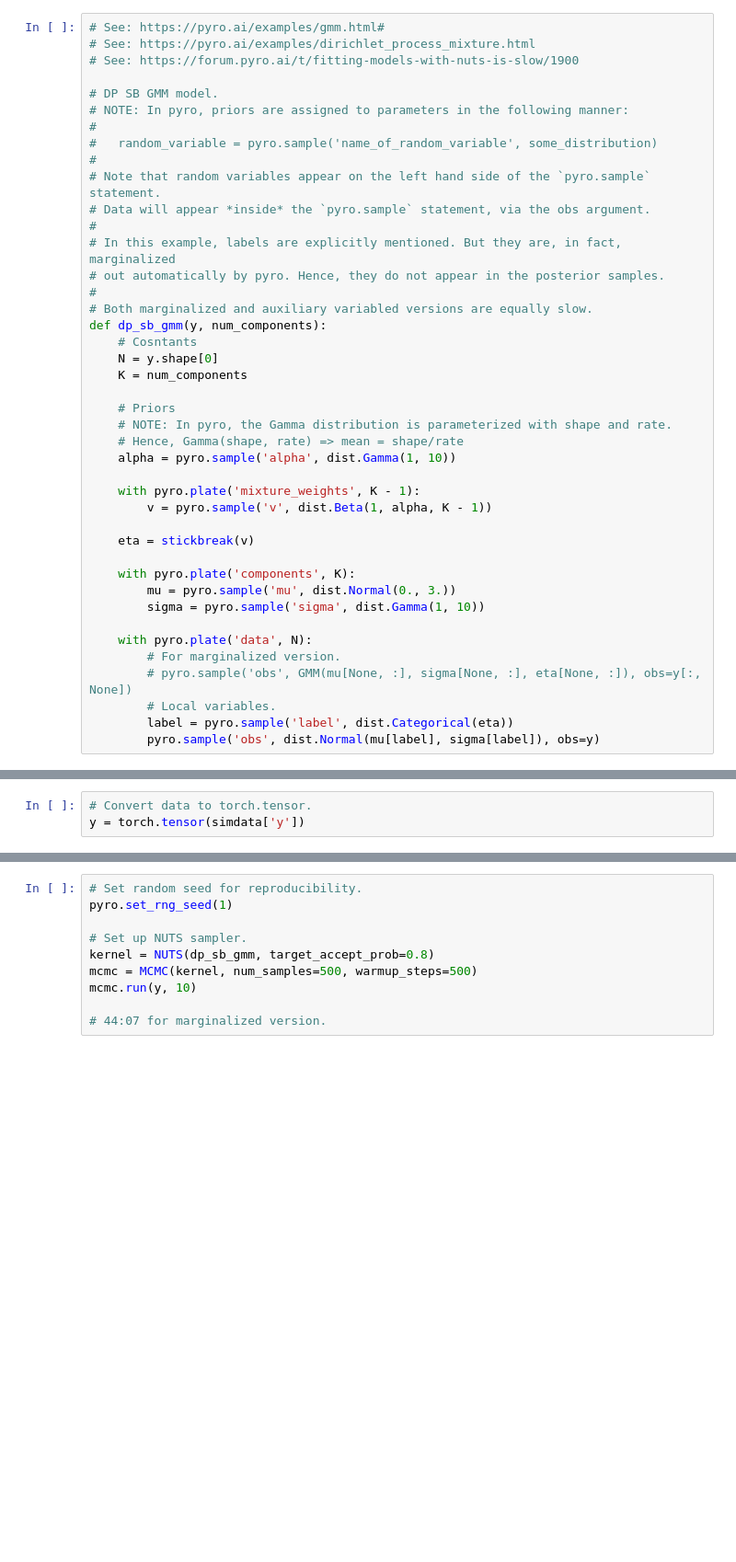
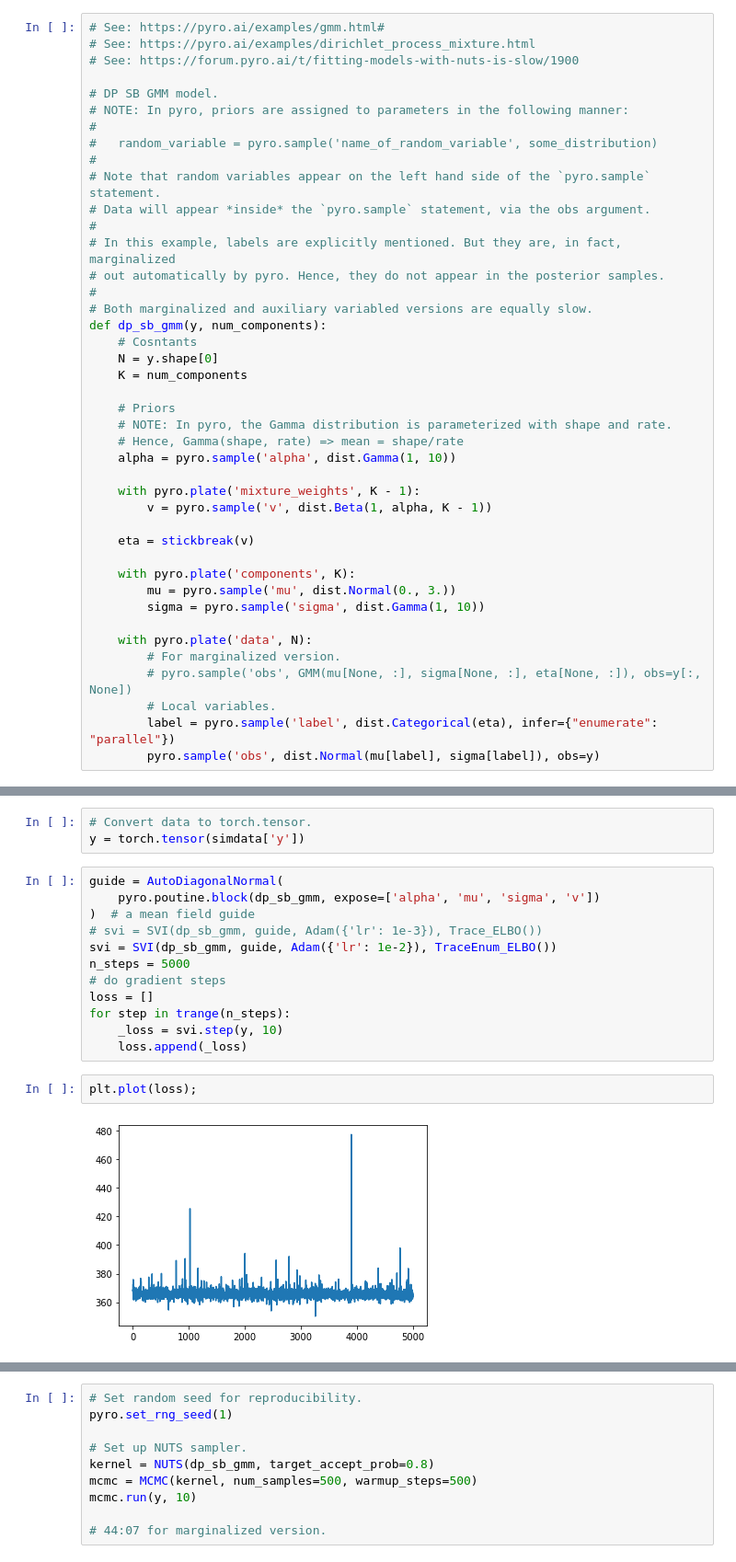
Before and after one commit to luiarthur/TuringBnpBenchmarks, a Jupyter notebook: src/dp-gmm/notebooks/dp_sb_gmm_pyro.ipynb, the cells around one changed output, grey strips where cells are left out. Shown at 92% size. Saved outputs shown, nothing was run; the diff lists cells and outputs as text; blank space fills up the shorter version.

Commit message:
pyro advi gmm doesn't work?

```diff
--- a/src/dp-gmm/notebooks/dp_sb_gmm_pyro.ipynb
+++ b/src/dp-gmm/notebooks/dp_sb_gmm_pyro.ipynb
@@ -87,7 +93,7 @@ def dp_sb_gmm(y, num_components):
         # For marginalized version.
         # pyro.sample('obs', GMM(mu[None, :], sigma[None, :], eta[None, :]), obs=y[:, None])
         # Local variables.
-        label = pyro.sample('label', dist.Categorical(eta))
+        label = pyro.sample('label', dist.Categorical(eta), infer={"enumerate": "parallel"})
         pyro.sample('obs', dist.Normal(mu[label], sigma[label]), obs=y)
 # %%
 # Read simulated data.
@@ -97,3 +103,19 @@ with open(path_to_data) as f:
 # %%
 # Convert data to torch.tensor.
 y = torch.tensor(simdata['y'])
+# %%
+guide = AutoDiagonalNormal(
+    pyro.poutine.block(dp_sb_gmm, expose=['alpha', 'mu', 'sigma', 'v'])
+)  # a mean field guide
+# svi = SVI(dp_sb_gmm, guide, Adam({'lr': 1e-3}), Trace_ELBO())
+svi = SVI(dp_sb_gmm, guide, Adam({'lr': 1e-2}), TraceEnum_ELBO())
+n_steps = 5000
+# do gradient steps
+loss = []
+for step in trange(n_steps):
+    _loss = svi.step(y, 10)
+    loss.append(_loss)
+# %%
+plt.plot(loss);
+# %% [output]
+[figure, added]
```
Also changed, not shown: parts of 4 cells of this notebook.
